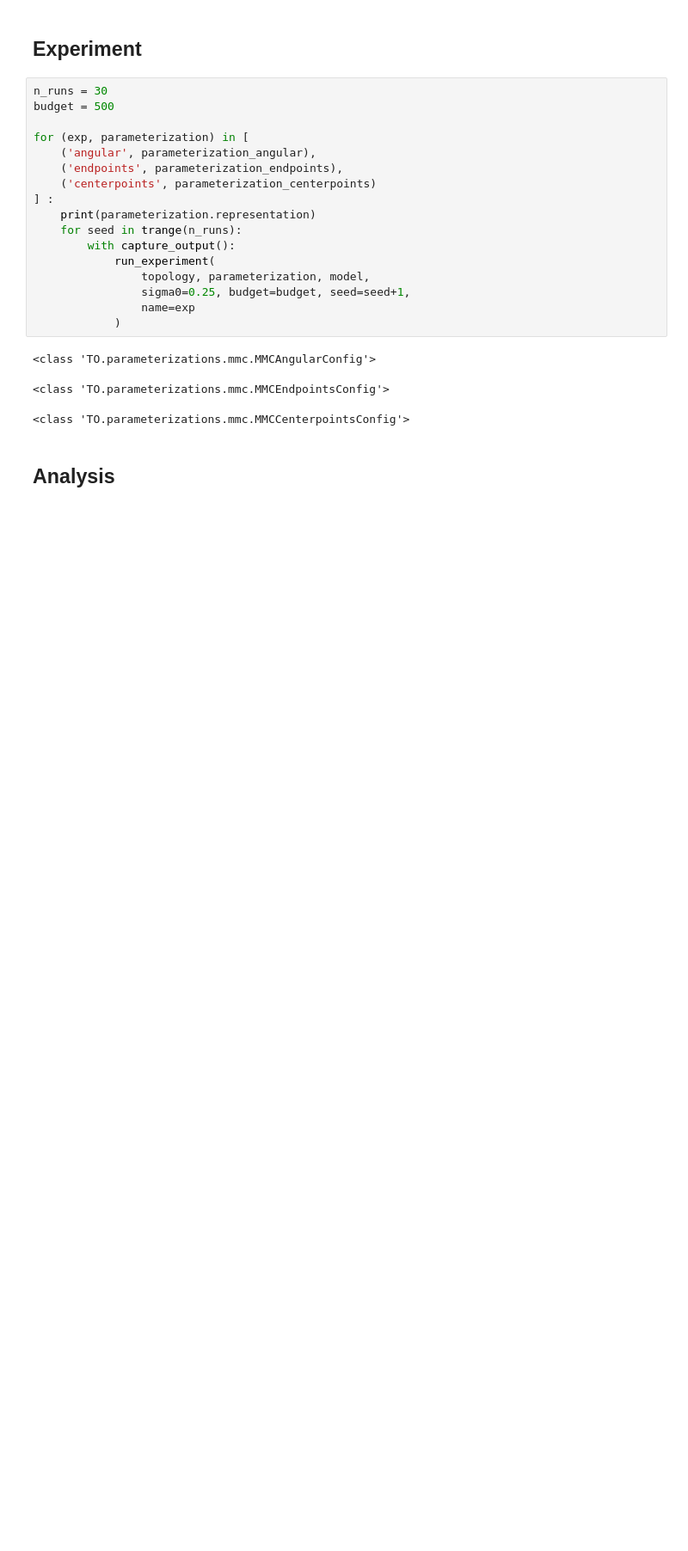
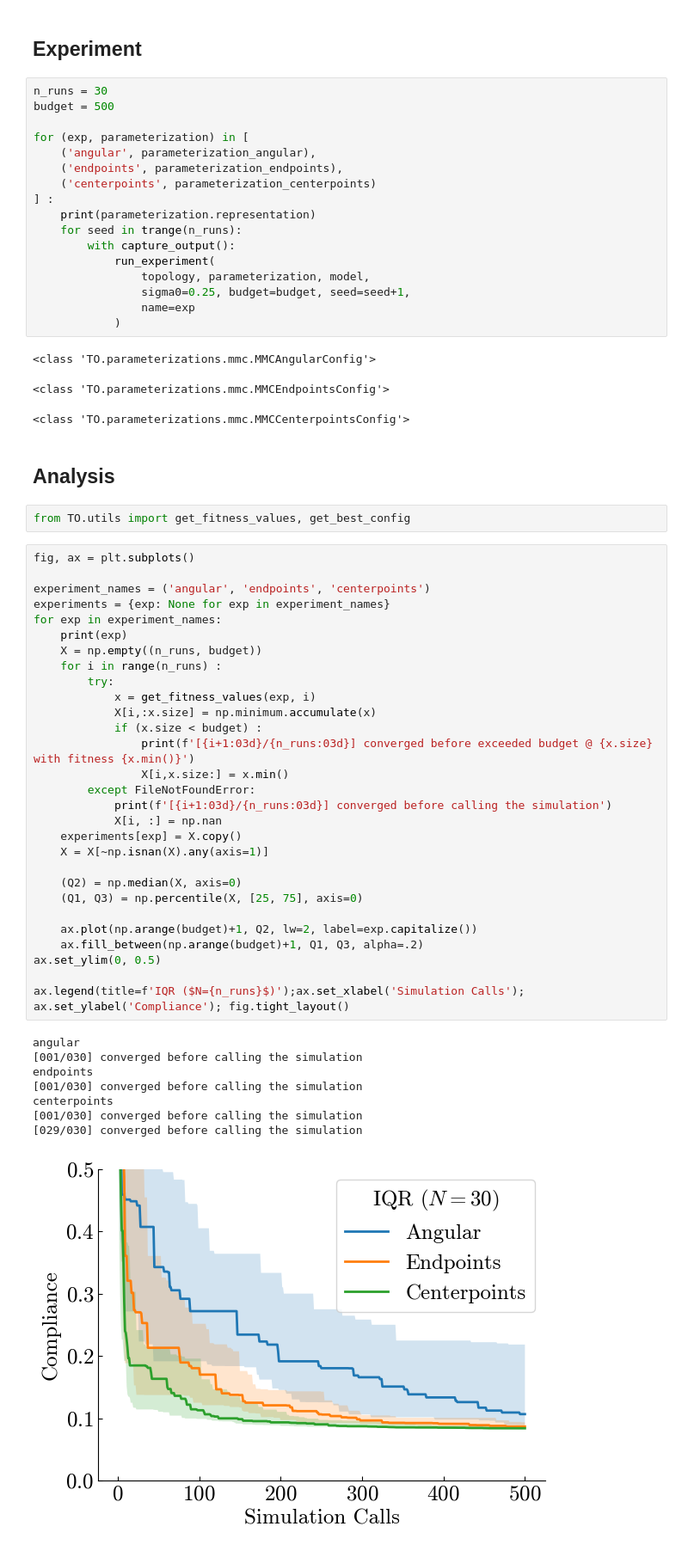
Before and after one commit to jelle-westra/tobbo, a Jupyter notebook: experiments/0401_mmc_representation/0401_mmc_representation.ipynb, the cells around one changed output. Shown at 86% size. Saved outputs shown, nothing was run; the diff lists cells and outputs as text; blank space fills up the shorter version.

Commit message:
made some charts

```diff
--- a/experiments/0401_mmc_representation/0401_mmc_representation.ipynb
+++ b/experiments/0401_mmc_representation/0401_mmc_representation.ipynb
@@ -142,3 +142,43 @@ for (exp, parameterization) in [
 <class 'TO.parameterizations.mmc.MMCCenterpointsConfig'>
 # %% [markdown]
 ## Analysis
+# %%
+from TO.utils import get_fitness_values, get_best_config
+# %%
+fig, ax = plt.subplots()
+
+experiment_names = ('angular', 'endpoints', 'centerpoints')
+experiments = {exp: None for exp in experiment_names}
+for exp in experiment_names:
+    print(exp)
+    X = np.empty((n_runs, budget))
+    for i in range(n_runs) :
+        try:
+            x = get_fitness_values(exp, i)
+            X[i,:x.size] = np.minimum.accumulate(x)
+            if (x.size < budget) :
+                print(f'[{i+1:03d}/{n_runs:03d}] converged before exceeded budget @ {x.size} with fitness {x.min()}')
+                X[i,x.size:] = x.min()
+        except FileNotFoundError:
+            print(f'[{i+1:03d}/{n_runs:03d}] converged before calling the simulation')
+            X[i, :] = np.nan
+    experiments[exp] = X.copy()
+    X = X[~np.isnan(X).any(axis=1)]
+
+    (Q2) = np.median(X, axis=0)
+    (Q1, Q3) = np.percentile(X, [25, 75], axis=0)
+
+    ax.plot(np.arange(budget)+1, Q2, lw=2, label=exp.capitalize())
+    ax.fill_between(np.arange(budget)+1, Q1, Q3, alpha=.2)
+ax.set_ylim(0, 0.5)
+
+ax.legend(title=f'IQR ($N={n_runs}$)');ax.set_xlabel('Simulation Calls'); ax.set_ylabel('Compliance'); fig.tight_layout()
+# %% [output]
+angular
+[001/030] converged before calling the simulation
+endpoints
+[001/030] converged before calling the simulation
+centerpoints
+[001/030] converged before calling the simulation
+[029/030] converged before calling the simulation
+[figure, added]
```
Also changed, not shown: parts of 3 cells of this notebook.
